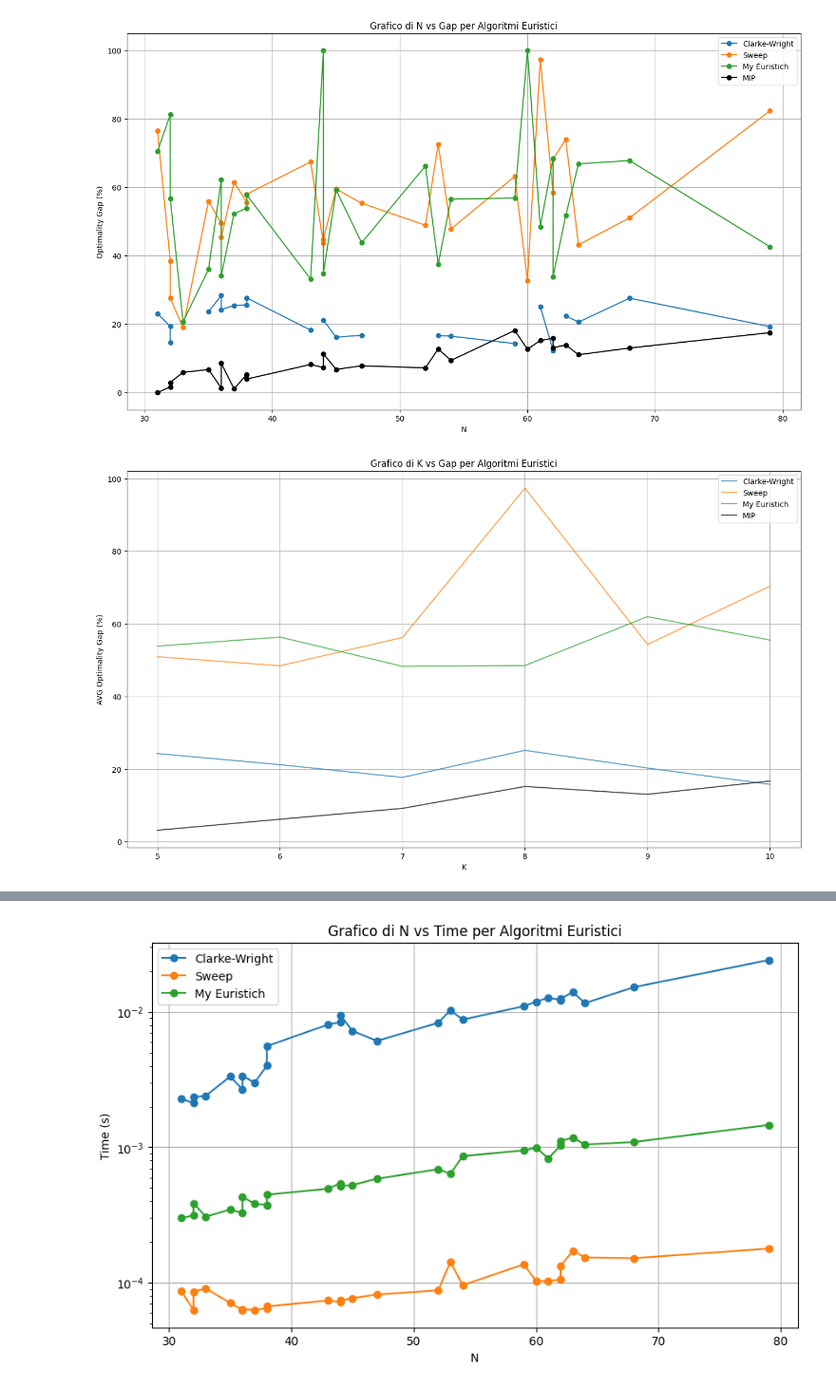
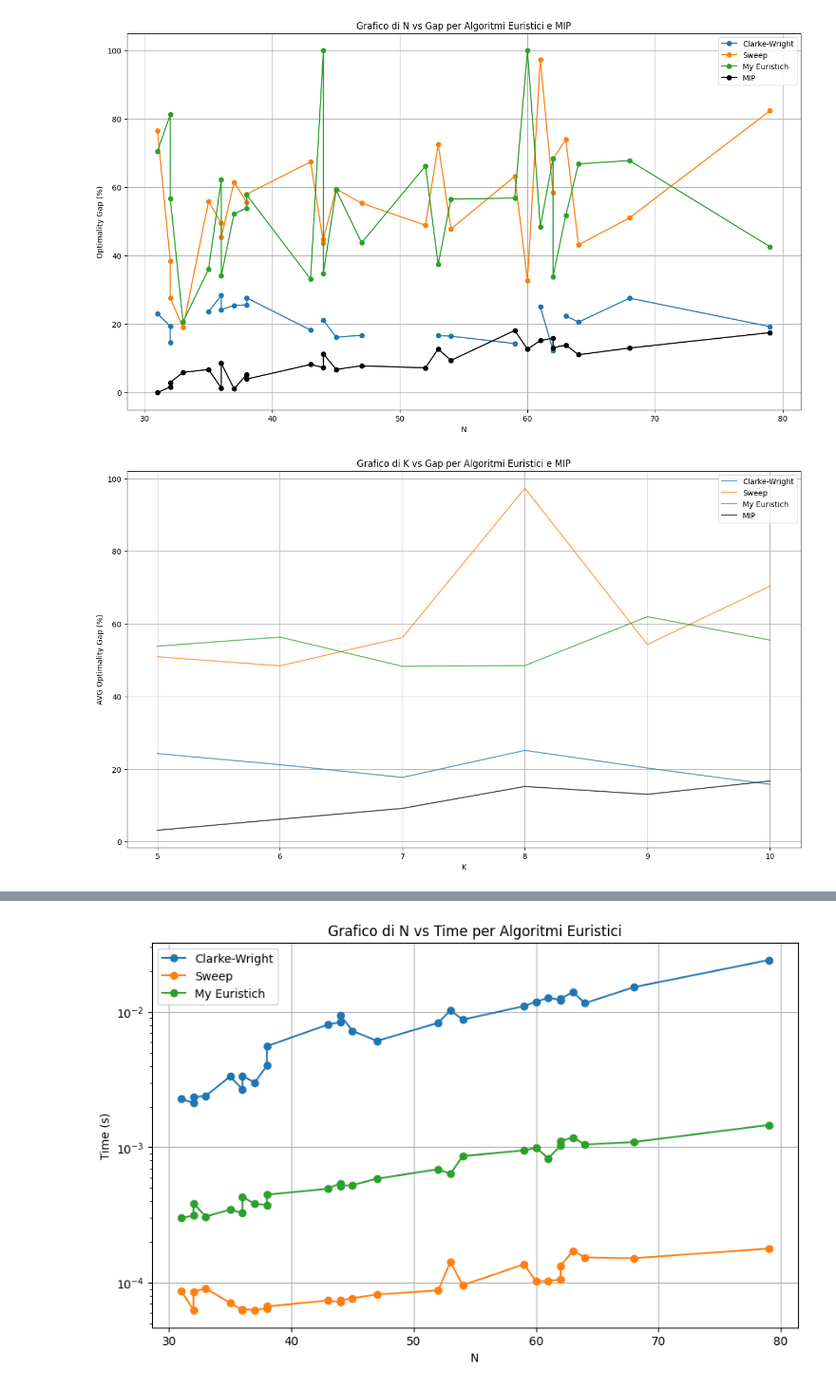
Before and after one commit to LucaFalasca/CVRP-PLI-Euristich-Compare, a Jupyter notebook: solvers/utils/chart.ipynb, the cells around one changed output, grey strips where cells are left out. Shown at 95% size. Saved outputs shown, nothing was run; the diff lists cells and outputs as text; code cells hidden in the pictures.

```diff
--- a/solvers/utils/chart.ipynb
+++ b/solvers/utils/chart.ipynb
@@ -46,37 +46,37 @@ plt.plot(N, gap_my_euristich, marker='o', linestyle='-', label='My Euristich')
 plt.plot(N, gap_mip, marker='o', linestyle='-', label='MIP', color='black')
 plt.xlabel('N')
 plt.ylabel('Optimality Gap (%)')
-plt.title('Grafico di N vs Gap per Algoritmi Euristici')
+plt.title('Grafico di N vs Gap per Algoritmi Euristici e MIP')
 plt.legend()
 plt.grid()
 plt.show()
 
 #Grafico con K usando le medie dei gap per ogni K
 gap_clarke_K = data_clarke.groupby("K")["Optimality_Gap(%)"].mean()
 gap_sweep_K = data_sweep.groupby("K")["Optimality_Gap(%)"].mean()
 gap_my_euristich_K = data_my_euristich.groupby("K")["Optimality_Gap(%)"].mean()
 gap_mip_K = data_mip.groupby("K")["Optimality_Gap(%)"].mean()
 K = gap_clarke_K.index
 
 plt.figure(figsize=(16, 9))
 plt.plot(K, gap_clarke_K, label='Clarke-Wright', alpha=0.7)
 plt.plot(K, gap_sweep_K, label='Sweep', alpha=0.7)
 plt.plot(K, gap_my_euristich_K, label='My Euristich', alpha=0.7)
 plt.plot(K, gap_mip_K, label='MIP', alpha=0.7, color='black')
 plt.xlabel('K')
 plt.ylabel('AVG Optimality Gap (%)')
-plt.title('Grafico di K vs Gap per Algoritmi Euristici')
+plt.title('Grafico di K vs Gap per Algoritmi Euristici e MIP')
 plt.legend()
 plt.grid()
 plt.show()
 # Faccio il grafico a candela con gli stessi dati
 gap_clarke = gap_clarke.dropna()
 plt.figure(figsize=(16, 9))
 plt.boxplot([gap_clarke, gap_sweep, gap_my_euristich, gap_mip], labels=['Clarke-Wright', 'Sweep', 'My Euristich', 'MIP'])
 plt.ylabel('Optimality Gap (%)')
-plt.title('Boxplot dei Gap per Algoritmi Euristici')
+plt.title('Boxplot dei Gap per Algoritmi Euristici e MIP')
 plt.grid()
 plt.show()
 # %% [output]
-[figure, old version]
+[figure, new version]
-[figure, old version]
+[figure, new version]
```
Also changed, not shown: parts of 3 cells of this notebook, 15 other files.
